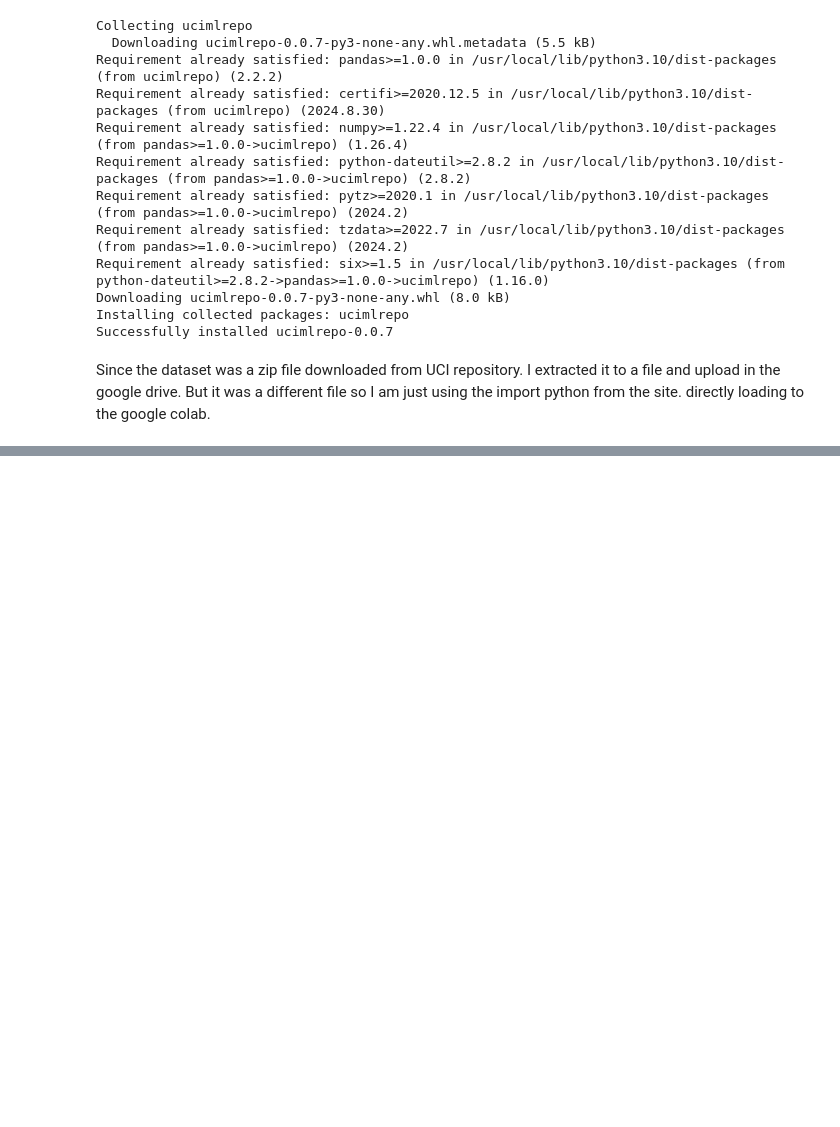
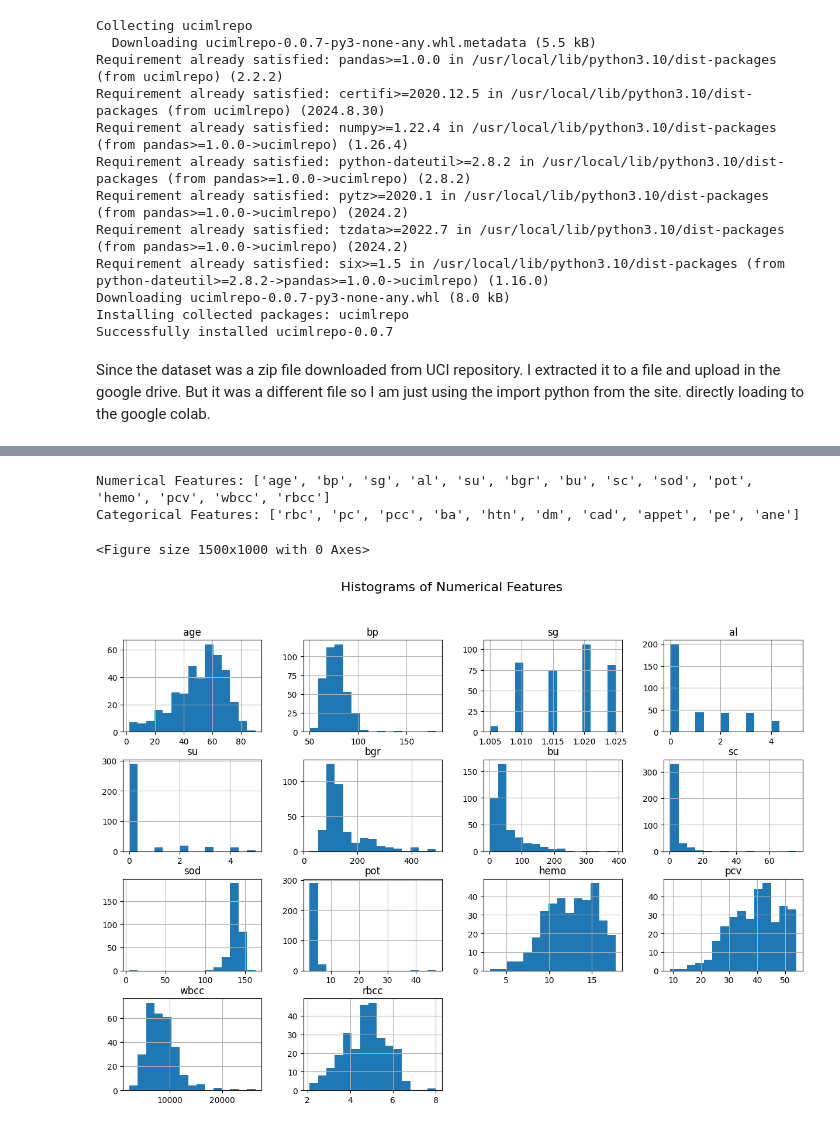
Before and after one commit to AnnsTomy/Chronic_kidney_disease_ML, a Jupyter notebook: 22033815_KIDNEY_DISEASE.ipynb, the cells around one changed output, grey strips where cells are left out. Saved outputs shown, nothing was run; the diff lists cells and outputs as text; code cells hidden in the pictures; blank space fills up the shorter version.

```diff
--- a/22033815_KIDNEY_DISEASE.ipynb
+++ b/22033815_KIDNEY_DISEASE.ipynb
@@ -58,0 +258,20 @@ print(chronic_kidney_disease.variables)
+# %%
+# Separate numerical and categorical features
+numerical_features = X_kidney.select_dtypes(include=['int64', 'float64']).columns.tolist()
+categorical_features = X_kidney.select_dtypes(include=['object']).columns.tolist()
+
+# Print the results
+print("Numerical Features:", numerical_features)
+print("Categorical Features:", categorical_features)
+# %% [output]
+Numerical Features: ['age', 'bp', 'sg', 'al', 'su', 'bgr', 'bu', 'sc', 'sod', 'pot', 'hemo', 'pcv', 'wbcc', 'rbcc']
+Categorical Features: ['rbc', 'pc', 'pcc', 'ba', 'htn', 'dm', 'cad', 'appet', 'pe', 'ane']
+# %%
+#plot histogram of numerical features
+plt.figure(figsize=(15, 10))
+X_kidney[numerical_features].hist(bins=15, layout=(4, 4), figsize=(15, 10))
+plt.suptitle("Histograms of Numerical Features", fontsize=16)
+plt.show()
+# %% [output]
+<Figure size 1500x1000 with 0 Axes>
+[figure, added]
```
Also changed, not shown: parts of 80 cells of this notebook.
